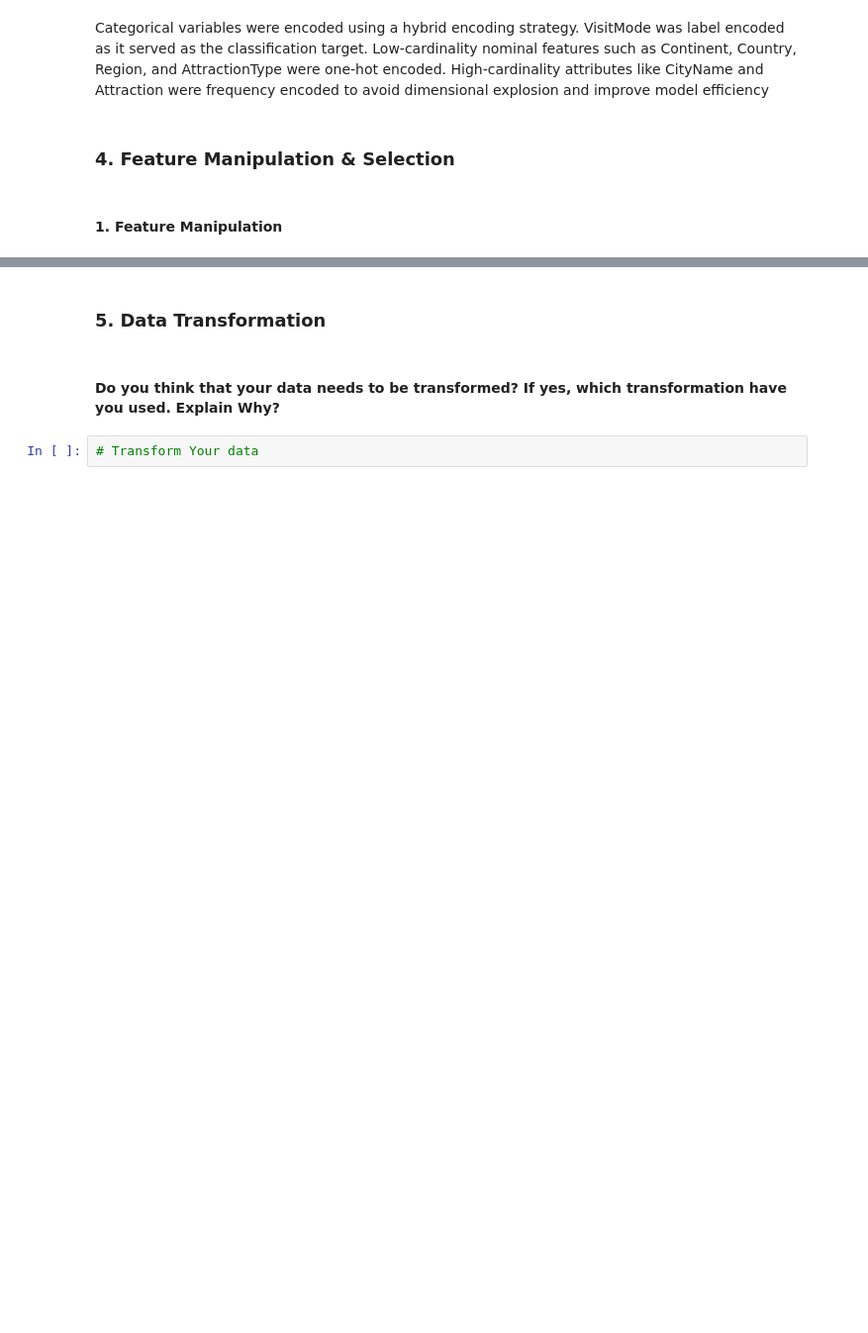
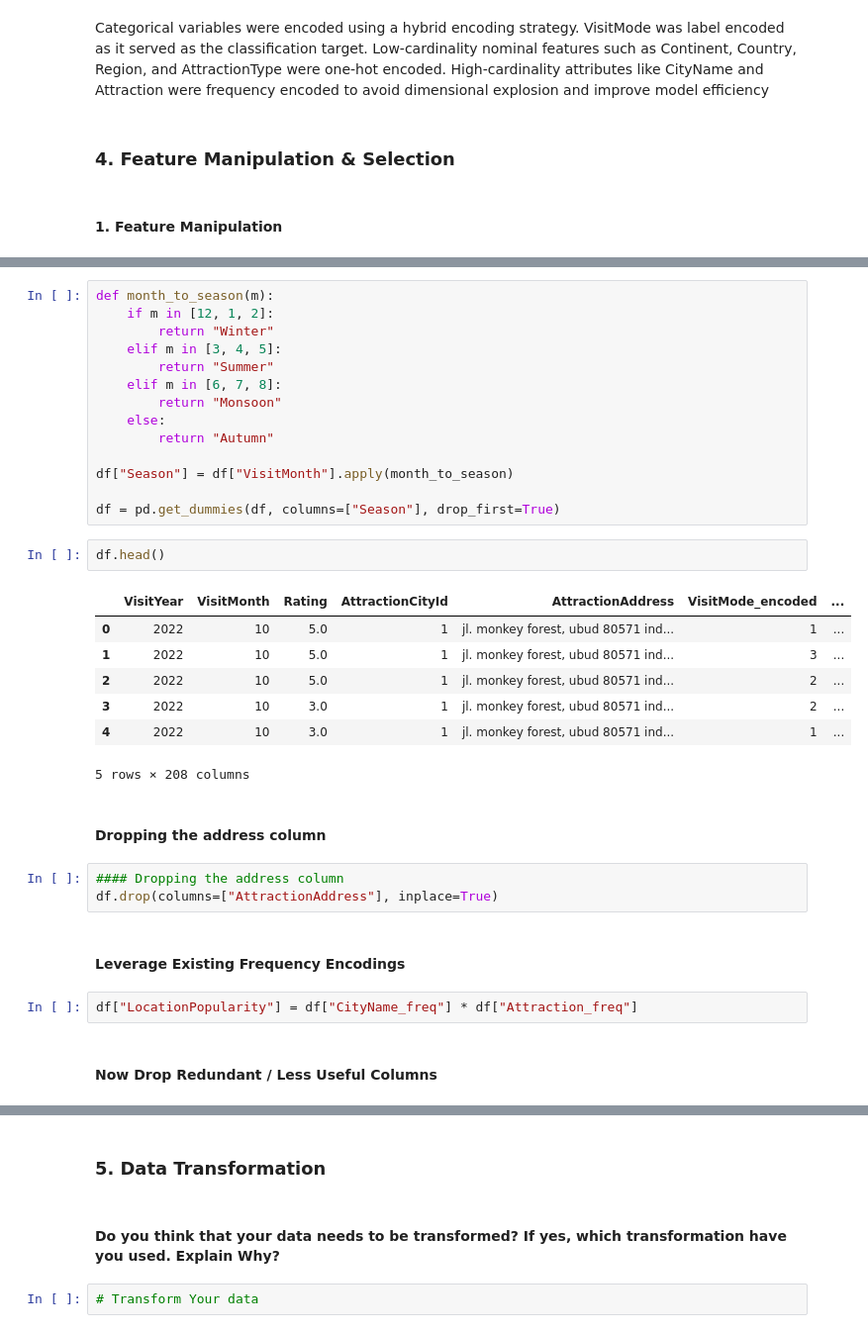
Before and after one commit to viraj-gavade/Tourism-Experience-Analytics, a Jupyter notebook: notebooks/experiments.ipynb, the cells around one changed output, grey strips where cells are left out. Shown at 99% size. Drawn from its saved outputs; the diff is of its cells as text; blank space fills up the shorter version.

```diff
--- a/notebooks/experiments.ipynb
+++ b/notebooks/experiments.ipynb
@@ -845,0 +872,35 @@ Answer Here.
+# %%
+def month_to_season(m):
+    if m in [12, 1, 2]:
+        return "Winter"
+    elif m in [3, 4, 5]:
+        return "Summer"
+    elif m in [6, 7, 8]:
+        return "Monsoon"
+    else:
+        return "Autumn"
+
+df["Season"] = df["VisitMonth"].apply(month_to_season)
+
+df = pd.get_dummies(df, columns=["Season"], drop_first=True)
+# %%
+df.head()
+# %% [output]
+|  | VisitYear | VisitMonth | Rating | AttractionCityId | AttractionAddress | VisitMode_encoded | ... |
+| 0 | 2022 | 10 | 5.0 | 1 | jl. monkey forest, ubud 80571 ind... | 1 | ... |
+| 1 | 2022 | 10 | 5.0 | 1 | jl. monkey forest, ubud 80571 ind... | 3 | ... |
+| 2 | 2022 | 10 | 5.0 | 1 | jl. monkey forest, ubud 80571 ind... | 2 | ... |
+| 3 | 2022 | 10 | 3.0 | 1 | jl. monkey forest, ubud 80571 ind... | 2 | ... |
+| 4 | 2022 | 10 | 3.0 | 1 | jl. monkey forest, ubud 80571 ind... | 1 | ... |
+5 rows × 208 columns
+# %% [markdown]
+#### Dropping the address column
+# %%
+#### Dropping the address column
+df.drop(columns=["AttractionAddress"], inplace=True)
+# %% [markdown]
+#### Leverage Existing Frequency Encodings
+# %%
+df["LocationPopularity"] = df["CityName_freq"] * df["Attraction_freq"]
+# %% [markdown]
+#### Now Drop Redundant / Less Useful Columns
```
Also changed, not shown: parts of 19 cells of this notebook.
